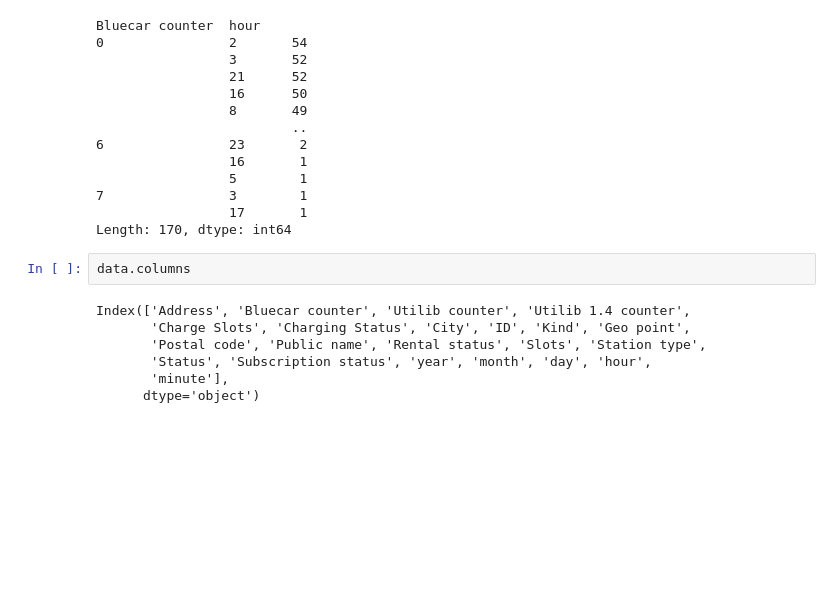
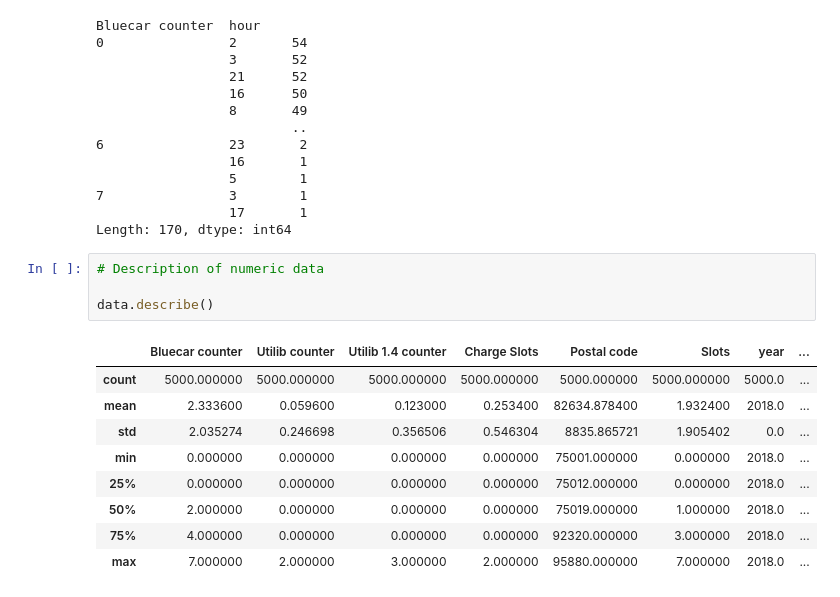
Before and after one commit to yves-moringa/IPWK4, a Jupyter notebook: Data_Science_Prep_W4_Independent_Project_2022_04_Yves_Havugimana_Python_Notebook.ipynb, the cells around one changed output. Cells and saved outputs as stored; diff of their text form; blank space fills up the shorter version.

```diff
--- a/Data_Science_Prep_W4_Independent_Project_2022_04_Yves_Havugimana_Python_Notebook.ipynb
+++ b/Data_Science_Prep_W4_Independent_Project_2022_04_Yves_Havugimana_Python_Notebook.ipynb
@@ -144,12 +144,17 @@ Bluecar counter  hour
 7                3        1
                  17       1
 Length: 170, dtype: int64
-# %%
-data.columns
-# %% [output]
-Index(['Address', 'Bluecar counter', 'Utilib counter', 'Utilib 1.4 counter',
-       'Charge Slots', 'Charging Status', 'City', 'ID', 'Kind', 'Geo point',
-       'Postal code', 'Public name', 'Rental status', 'Slots', 'Station type',
-       'Status', 'Subscription status', 'year', 'month', 'day', 'hour',
-       'minute'],
-      dtype='object')
+# %%
+# Description of numeric data
+
+data.describe()
+# %% [output]
+|  | Bluecar counter | Utilib counter | Utilib 1.4 counter | Charge Slots | Postal code | Slots | year | ... |
+| count | 5000.000000 | 5000.000000 | 5000.000000 | 5000.000000 | 5000.000000 | 5000.000000 | 5000.0 | ... |
+| mean | 2.333600 | 0.059600 | 0.123000 | 0.253400 | 82634.878400 | 1.932400 | 2018.0 | ... |
+| std | 2.035274 | 0.246698 | 0.356506 | 0.546304 | 8835.865721 | 1.905402 | 0.0 | ... |
+| min | 0.000000 | 0.000000 | 0.000000 | 0.000000 | 75001.000000 | 0.000000 | 2018.0 | ... |
+| 25% | 0.000000 | 0.000000 | 0.000000 | 0.000000 | 75012.000000 | 0.000000 | 2018.0 | ... |
+| 50% | 2.000000 | 0.000000 | 0.000000 | 0.000000 | 75019.000000 | 1.000000 | 2018.0 | ... |
+| 75% | 4.000000 | 0.000000 | 0.000000 | 0.000000 | 92320.000000 | 3.000000 | 2018.0 | ... |
+| max | 7.000000 | 2.000000 | 3.000000 | 2.000000 | 95880.000000 | 7.000000 | 2018.0 | ... |
```
Also changed, not shown: parts of 5 cells of this notebook.
